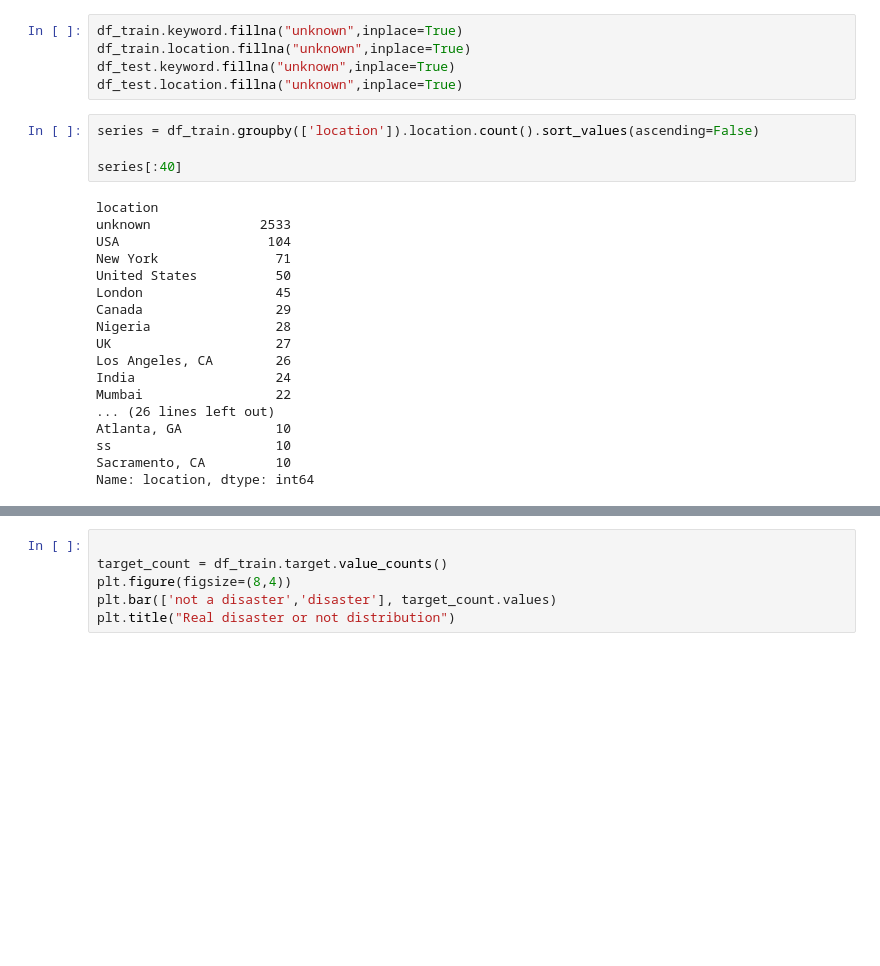
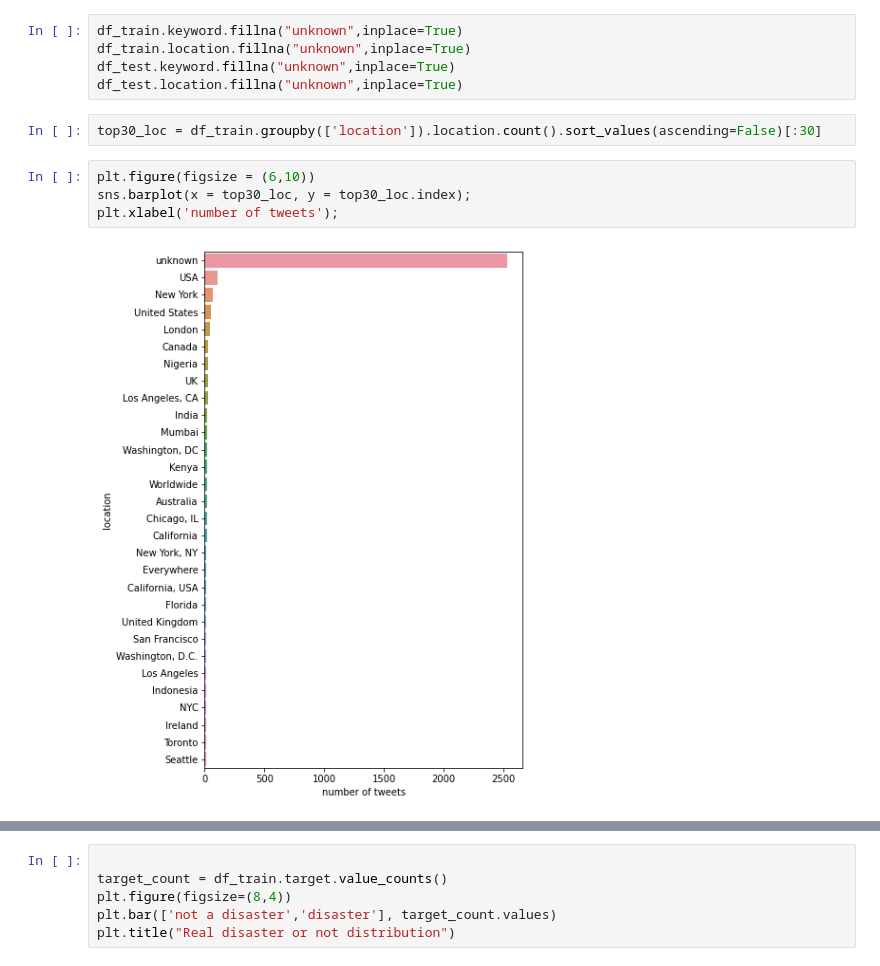
Before and after one commit to SINAABBASI/bertTweetClassification, a Jupyter notebook: main.ipynb, the cells around one changed output, grey strips where cells are left out. Saved outputs shown, nothing was run; the diff lists cells and outputs as text; blank space fills up the shorter version.

```diff
--- a/main.ipynb
+++ b/main.ipynb
@@ -41,25 +42,11 @@ df_train.location.fillna("unknown",inplace=True)
 df_test.keyword.fillna("unknown",inplace=True)
 df_test.location.fillna("unknown",inplace=True)
 # %%
-series = df_train.groupby(['location']).location.count().sort_values(ascending=False)
-
-series[:40]
+top30_loc = df_train.groupby(['location']).location.count().sort_values(ascending=False)[:30]
-# %% [output]
-location
-unknown              2533
-USA                   104
-New York               71
-United States          50
-London                 45
-Canada                 29
-Nigeria                28
-UK                     27
-Los Angeles, CA        26
-India                  24
-Mumbai                 22
-... (26 lines left out)
-Atlanta, GA            10
-ss                     10
-Sacramento, CA         10
-Name: location, dtype: int64
+# %%
+plt.figure(figsize = (6,10))
+sns.barplot(x = top30_loc, y = top30_loc.index);
+plt.xlabel('number of tweets');
+# %% [output]
+[figure, added]
 # %%
```
Also changed, not shown: parts of 3 cells of this notebook.
